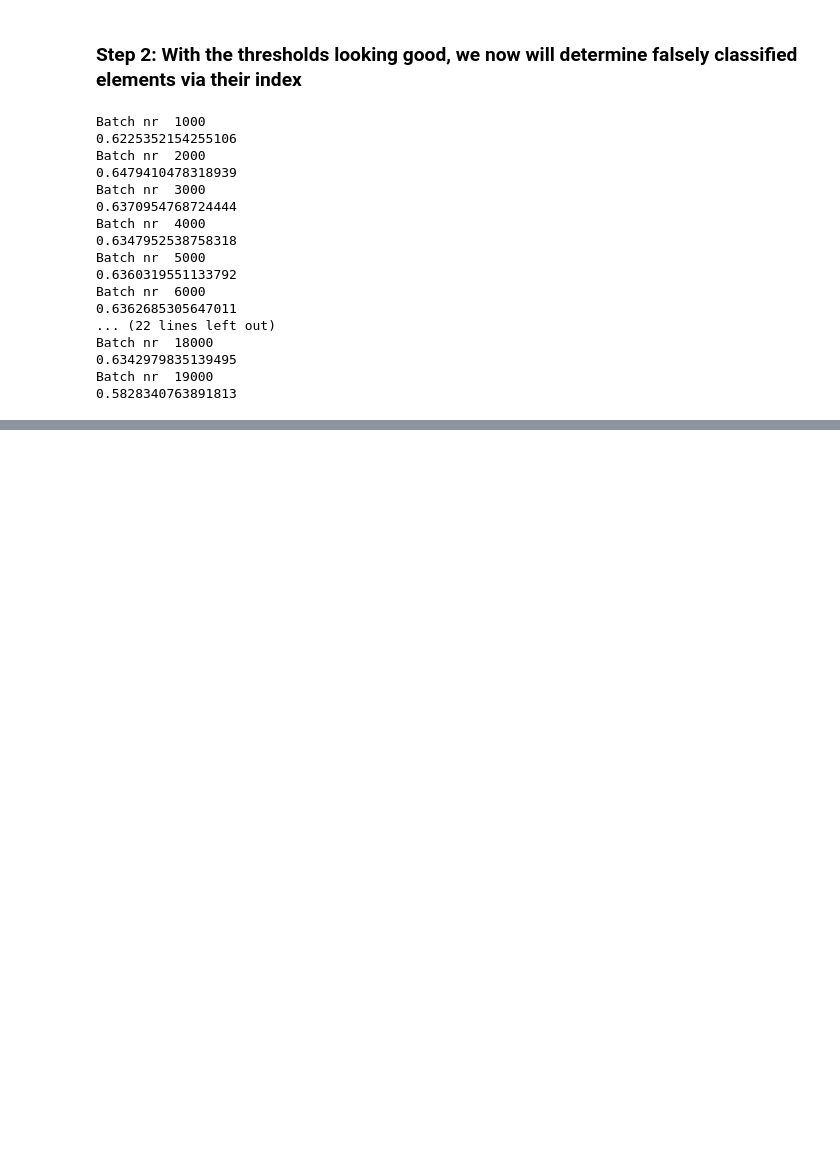
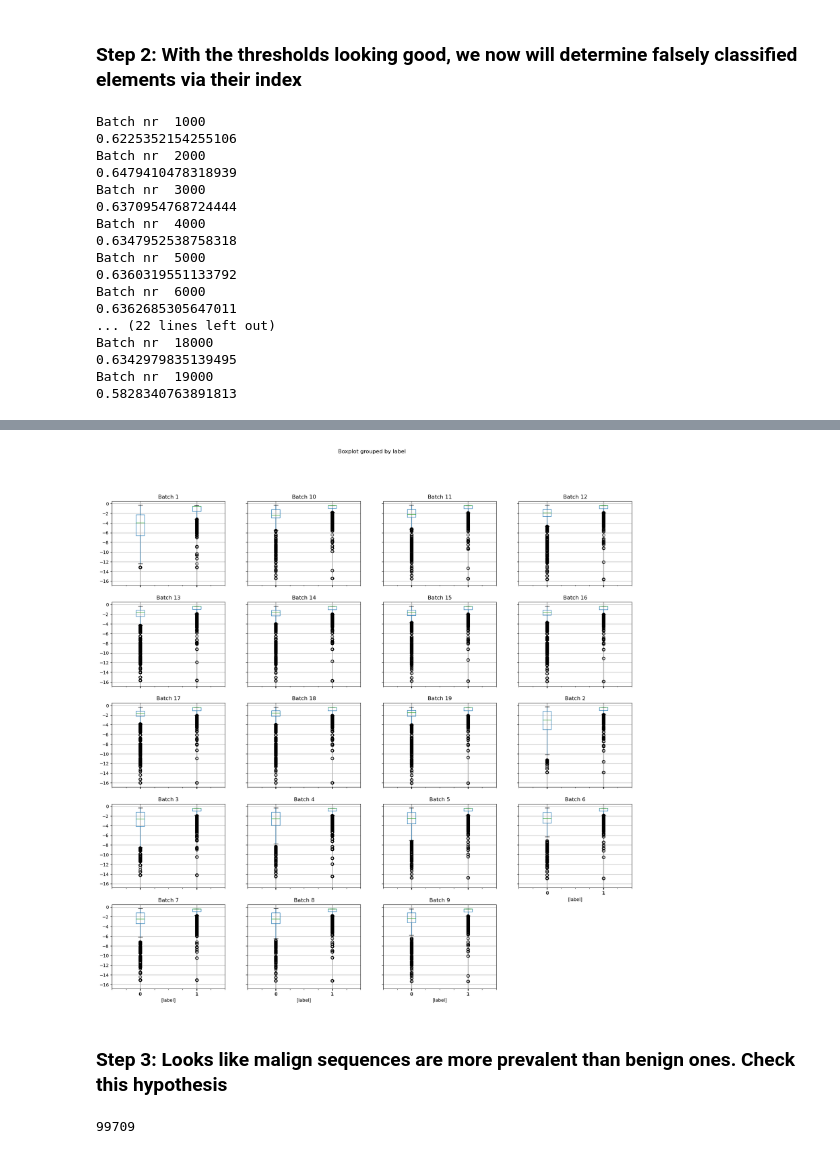
Before and after one commit to tudelft-cda-lab/FlexFringe, a Jupyter notebook: data/streaming/ROC_curves.ipynb, the cells around one changed output, grey strips where cells are left out. Saved outputs shown, nothing was run; the diff lists cells and outputs as text; code cells hidden in the pictures; blank space fills up the shorter version.

Commit message:
Added some analysis to the ROC script, pointing us to weaknesses in the encoding (malign traces look more normal than normal flows)

```diff
--- a/data/streaming/ROC_curves.ipynb
+++ b/data/streaming/ROC_curves.ipynb
@@ -270,6 +271,8 @@ Batch nr  19000
 0.5828340763891813
 # %%
 false_prediction_indices = dict()
+scores = pd.DataFrame()
+thresholds = dict()
 
 for i in range(1, 20):
     batch_nr = str(int(i*1000))
@@ -283,6 +286,7 @@ for i in range(1, 20):
     del results_df
 
     score = mean_scores
+    scores["Batch {}".format(i)] = score
 
     fpr, tpr, thresholds = roc_curve(labels, score)
 
@@ -292,13 +296,14 @@ for i in range(1, 20):
     hm_index = np.argmax(harmonic_mean)
     gm_index = np.argmax(geometric_mean)
 
+    thresholds[i] = gm_index
+
     threshold = thresholds[hm_index]
     results_mapped = np.array( list( map(map_result, list(score), [float(threshold)] * len(score) ) ) )
 
     false_prediction_indices[i] = set( list(np.where(results_mapped != labels)[0].reshape(-1)) )
 print(len(false_prediction_indices))
 print(len(false_prediction_indices[1]))
-#print(false_prediction_indices[1][:5])
 # %% [output]
 Batch nr  1000
 Batch nr  2000
@@ -335,0 +325,3 @@ len( false_prediction_indices[1].union(false_prediction_indices[3]) )
+# %%
+scores["label"] = labels
+scores.label.value_counts(), scores.label.dtype
@@ -335,0 +350,13 @@ len( false_prediction_indices[1].union(false_prediction_indices[3]) )
+# %%
+#sns.boxplot(data=scores, hue="label")
+_ = scores.boxplot(by="label", figsize=(20, 20))
+plt.savefig("sicco.png")
+# %% [output]
+[figure, added]
+# %% [markdown]
+### Step 3: Looks like malign sequences are more prevalent than benign ones. Check this hypothesis
+# %%
+malign_indices = np.where(labels==1)[0]
+len(malign_indices)
+# %% [output]
+99709
```
Also changed, not shown: parts of 10 cells of this notebook.
